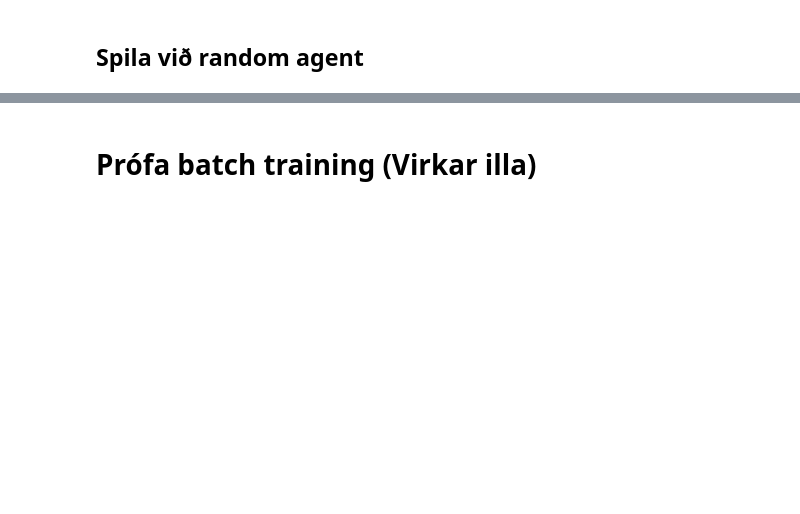
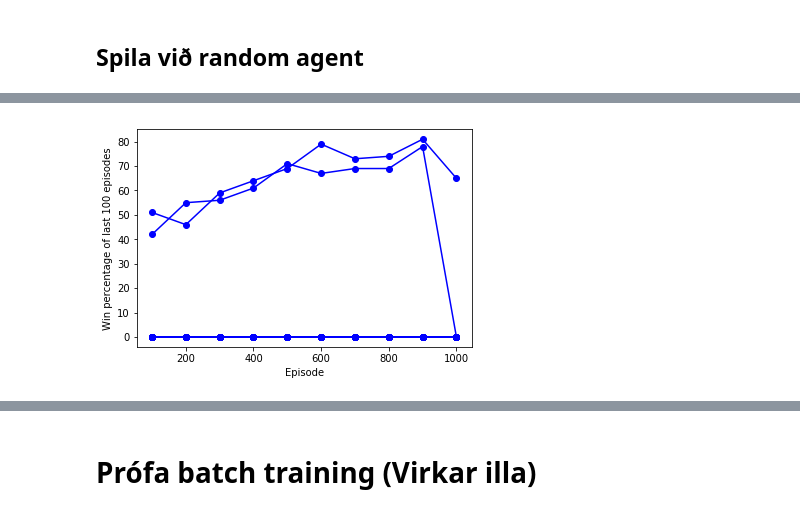
Before and after one commit to bgautijonsson/Backgammon, a Jupyter notebook: TensorflowWithClassEnv.ipynb, the cells around one changed output, grey strips where cells are left out. Cells and saved outputs as stored; diff of their text form; code cells hidden in the pictures; blank space fills up the shorter version.

```diff
--- a/TensorflowWithClassEnv.ipynb
+++ b/TensorflowWithClassEnv.ipynb
@@ -235,2 +621,87 @@ Win percentage:  0.47
 # %% [markdown]
 ## Spila við random agent
+# %%
+win_pct = np.zeros([10, 10])
+
+for j in range(10):
+    AC = ActorCritic(sess = s, entropy = 0.01, learning_rate = 1e-3, gamma = 0.99)
+    for i in range(10):
+
+        wins = []
+
+        for _ in range(100):
+
+            env = backgammon()
+
+            states = []
+            currstates = []
+            afterstates = []
+            rewards = []
+            afterstates.append([])
+            done = False
+
+            while not done:
+                dice = B.roll_dice()
+                for _ in range(1 + int(dice[0] == dice[1])):
+
+                    possible_moves, possible_boards = env.legal_moves(dice, 1)
+                    n_actions = len(possible_moves)
+
+                    if n_actions == 0:
+                        break
+
+                    currstates.append(env.board)
+                    afterstates.append(env.board)
+
+                    action = AC.sample_action(possible_boards)
+                    new_board, reward, done = env.step(possible_moves[action], player = 1)
+
+                    rewards.append(reward)
+                    states.append(new_board)
+
+                    if done:
+                        break
+
+                if not done:
+                    dice = B.roll_dice()
+
+                    for _ in range(1 + int(dice[0] == dice[1])):
+                            new_board, reward, done = env.make_move(dice)
+                            if done:
+                                rewards[-1] = -1
+                                break
+
+            afterstates.append(new_board)
+            afterstates = afterstates[2:]
+
+            Dones = np.zeros(len(states))
+            Dones[-1] = 1
+
+            States = np.vstack(states)
+            CurrStates = np.vstack(currstates)
+            AfterStates = np.vstack(afterstates)
+            Rewards = AC.get_cumulative_rewards(rewards)
+
+
+            AC.update(states = States,
+                      rewards = Rewards,
+                      currstates = CurrStates,
+                      afterstates = AfterStates,
+                      done = Dones)
+
+            wins.append(int(rewards[-1] == 1))
+
+        win_pct[i, j] = np.mean(wins)
+
+        clear_output(True)
+        print("Win percentage: ", win_pct[-1])
+        plt.figure()
+        x = [(n + 1) * 100 for n in range(10)]
+        y = (100 * win_pct).astype('int')
+        plt.plot(x, y, 'o-', color = "b")
+        plt.xlabel('Episode')
+        plt.ylabel('Win percentage of last 100 episodes')
+        plt.savefig('tensorflow_random.pdf')
+        plt.show()
+        print("Example policy: \n", AC.ExamplePolicy())
+# %% [output]
@@ -236,0 +709 @@ Win percentage:  0.47
+[figure, added]
```
Also changed, not shown: parts of 31 cells of this notebook.
